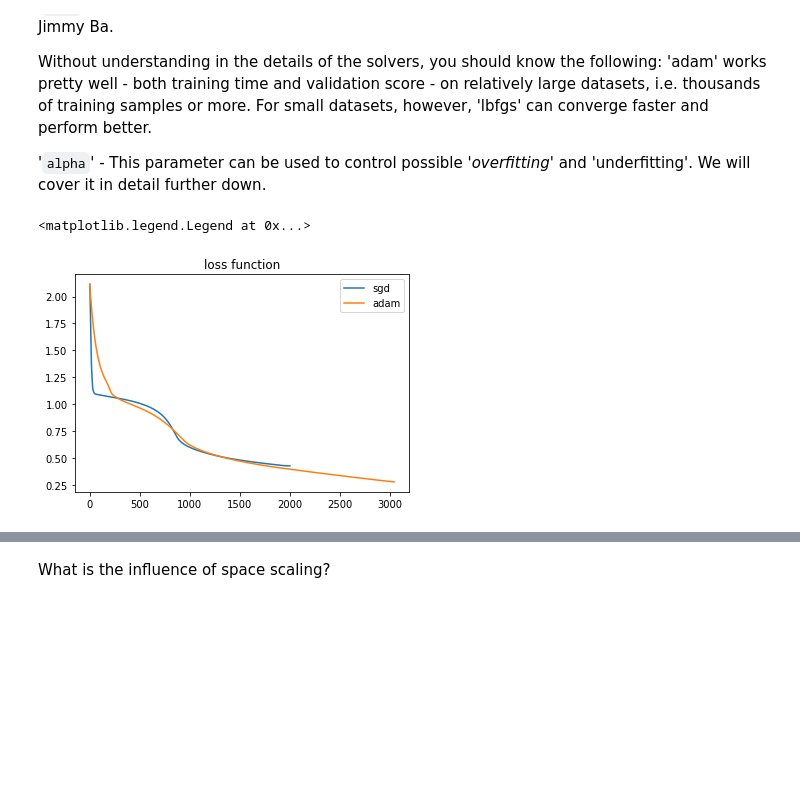
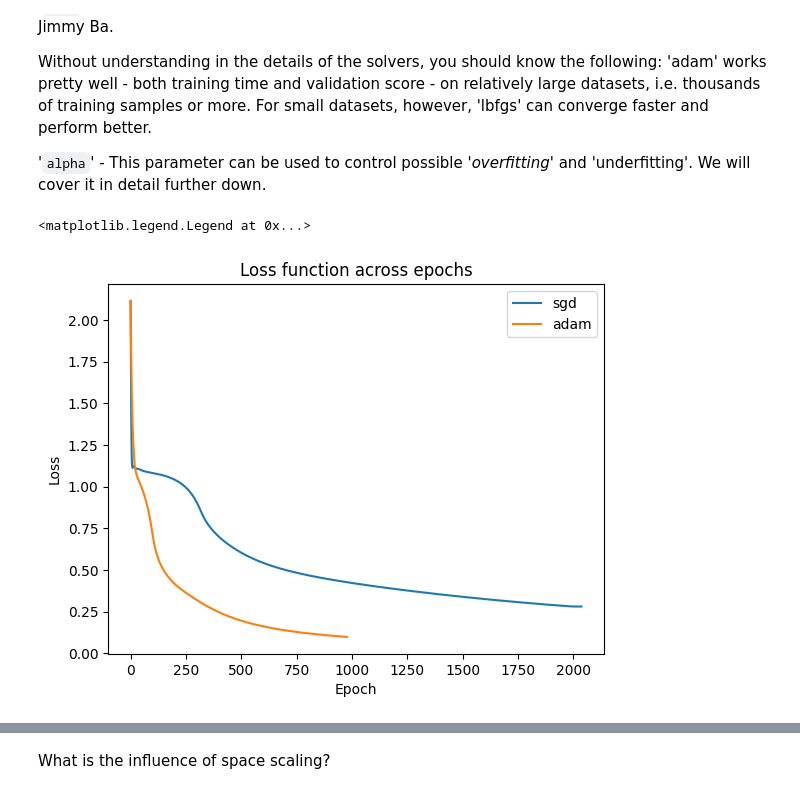
Before and after one commit to encoras/Artificial-Intelligence-Group, a Jupyter notebook: MLP_test.ipynb, the cells around one changed output, grey strips where cells are left out. Saved outputs shown, nothing was run; the diff lists cells and outputs as text; code cells hidden in the pictures; blank space fills up the shorter version.

```diff
--- a/MLP_test.ipynb
+++ b/MLP_test.ipynb
@@ -41,14 +41,16 @@ Without understanding in the details of the solvers, you should know the followi
 '`alpha`' - This parameter can be used to control possible '*overfitting*' and 'underfitting'. We will cover it in detail further down.
 # %%
 # Comparing the optimizers for network with 6 neurons in hiden layer
-clf_lb = MLPClassifier(solver='lbfgs', alpha=1e-5, hidden_layer_sizes=(6,), random_state=123).fit(X_train, y_train)
-clf_sgd = MLPClassifier(solver='sgd', max_iter=3000, learning_rate_init=0.001, learning_rate='adaptive',alpha=1e-5, hidden_layer_sizes=(6,), random_state=123).fit(X_train, y_train)
-clf_adam = MLPClassifier(solver='adam', max_iter=5000, alpha=1e-5, hidden_layer_sizes=(6,), random_state=123).fit(X_train, y_train)
+clf_lb = MLPClassifier(solver='lbfgs', learning_rate_init=0.01, alpha=1e-5, hidden_layer_sizes=(6,), random_state=123).fit(X_train, y_train)
+clf_sgd = MLPClassifier(solver='sgd', learning_rate_init=0.01, max_iter=3000, learning_rate='adaptive',alpha=1e-5, hidden_layer_sizes=(6,), random_state=123).fit(X_train, y_train)
+clf_adam = MLPClassifier(solver='adam', learning_rate_init=0.01, max_iter=5000, alpha=1e-5, hidden_layer_sizes=(6,), random_state=123).fit(X_train, y_train)
 
 plt.plot(clf_sgd.loss_curve_)
-plt.title('loss function')
+plt.title('Loss function across epochs')
+plt.xlabel('Epoch')
+plt.ylabel('Loss')
 plt.plot(clf_adam.loss_curve_)
 plt.legend(['sgd','adam'])
 # %% [output]
 <matplotlib.legend.Legend at 0x...>
-[figure, old version]
+[figure, new version]
```
Also changed, not shown: parts of 7 cells of this notebook.
